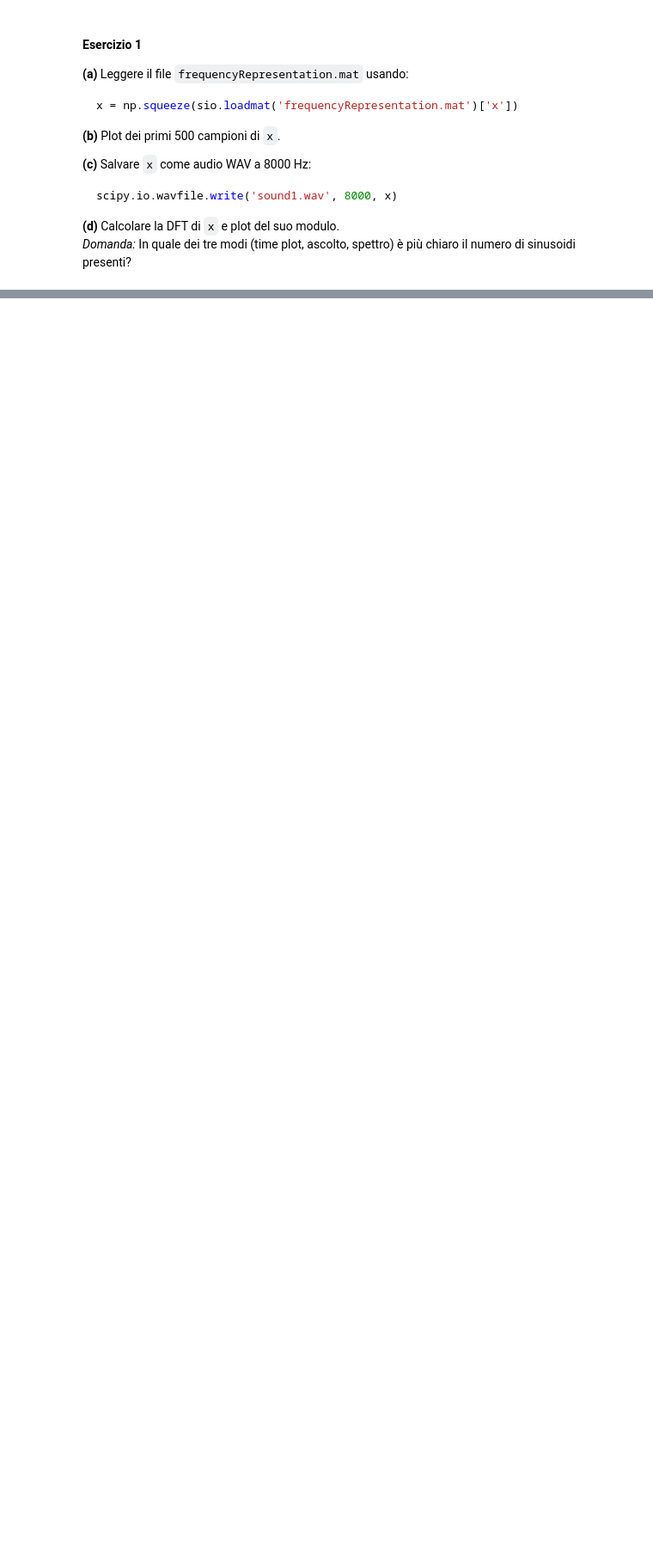
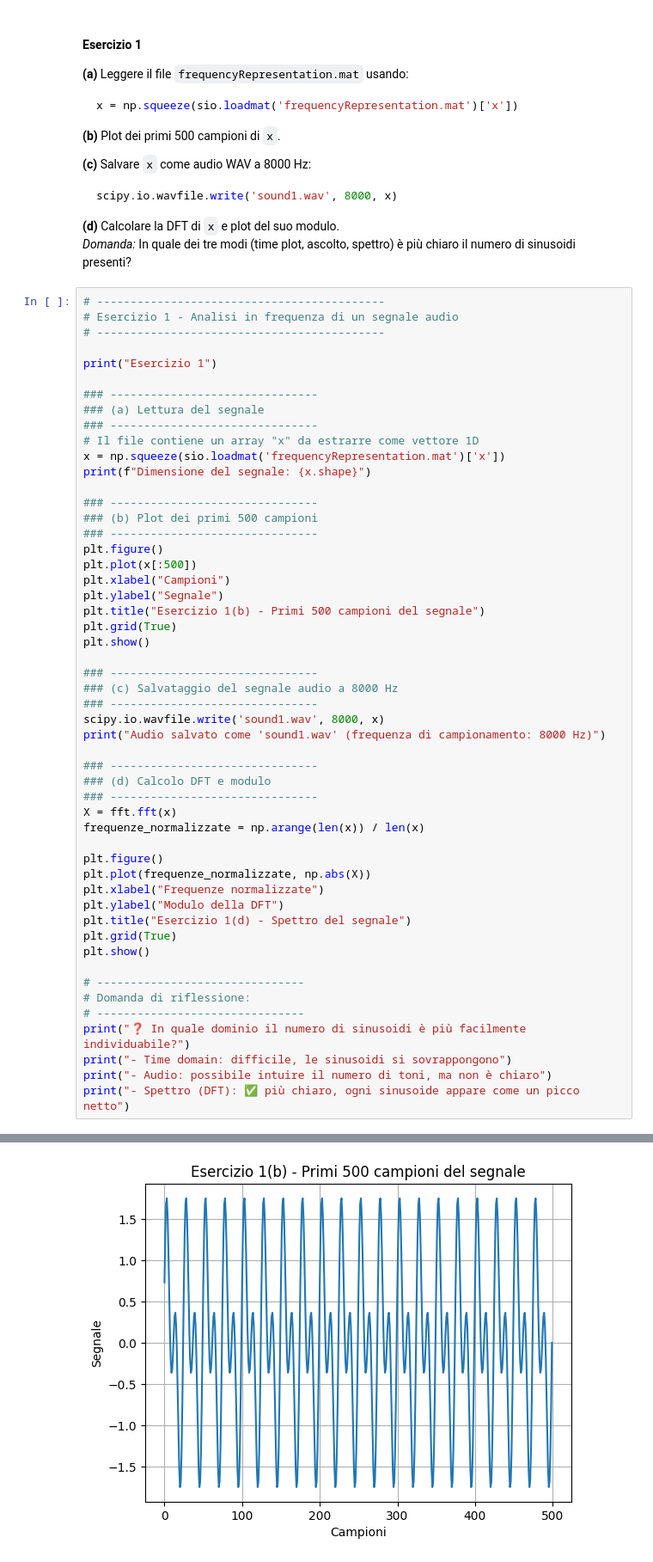
Before and after one commit to elisabettaroviera/ATF-M, a Jupyter notebook: 05 - Esercitazione 5/esercitazione5.ipynb, the cells around one changed output, grey strips where cells are left out. Shown at 86% size. Cells and saved outputs as stored; diff of their text form; blank space fills up the shorter version.

```diff
--- a/05 - Esercitazione 5/esercitazione5.ipynb
+++ b/05 - Esercitazione 5/esercitazione5.ipynb
@@ -24,3 +28,56 @@ scipy.io.wavfile.write('sound1.wav', 8000, x)
 
 **(d)** Calcolare la DFT di `x` e plot del suo modulo.
 *Domanda:* In quale dei tre modi (time plot, ascolto, spettro) è più chiaro il numero di sinusoidi presenti?
+# %%
+# -------------------------------------------
+# Esercizio 1 - Analisi in frequenza di un segnale audio
+# -------------------------------------------
+
+print("Esercizio 1")
+
+### -------------------------------
+### (a) Lettura del segnale
+### -------------------------------
+# Il file contiene un array "x" da estrarre come vettore 1D
+x = np.squeeze(sio.loadmat('frequencyRepresentation.mat')['x'])
+print(f"Dimensione del segnale: {x.shape}")
+
+### -------------------------------
+### (b) Plot dei primi 500 campioni
+### -------------------------------
+plt.figure()
+plt.plot(x[:500])
+plt.xlabel("Campioni")
+plt.ylabel("Segnale")
+plt.title("Esercizio 1(b) - Primi 500 campioni del segnale")
+plt.grid(True)
+plt.show()
+
+### -------------------------------
+### (c) Salvataggio del segnale audio a 8000 Hz
+### -------------------------------
+scipy.io.wavfile.write('sound1.wav', 8000, x)
+print("Audio salvato come 'sound1.wav' (frequenza di campionamento: 8000 Hz)")
+
+### -------------------------------
+### (d) Calcolo DFT e modulo
+### -------------------------------
+X = fft.fft(x)
+frequenze_normalizzate = np.arange(len(x)) / len(x)
+
+plt.figure()
+plt.plot(frequenze_normalizzate, np.abs(X))
+plt.xlabel("Frequenze normalizzate")
+plt.ylabel("Modulo della DFT")
+plt.title("Esercizio 1(d) - Spettro del segnale")
+plt.grid(True)
+plt.show()
+
+# -------------------------------
+# Domanda di riflessione:
+# -------------------------------
+print("❓ In quale dominio il numero di sinusoidi è più facilmente individuabile?")
+print("- Time domain: difficile, le sinusoidi si sovrappongono")
+print("- Audio: possibile intuire il numero di toni, ma non è chiaro")
+print("- Spettro (DFT): ✅ più chiaro, ogni sinusoide appare come un picco netto")
+# %% [output]
@@ -26,0 +86 @@ scipy.io.wavfile.write('sound1.wav', 8000, x)
+[figure, added]
```
Also changed, not shown: parts of 6 cells of this notebook.
